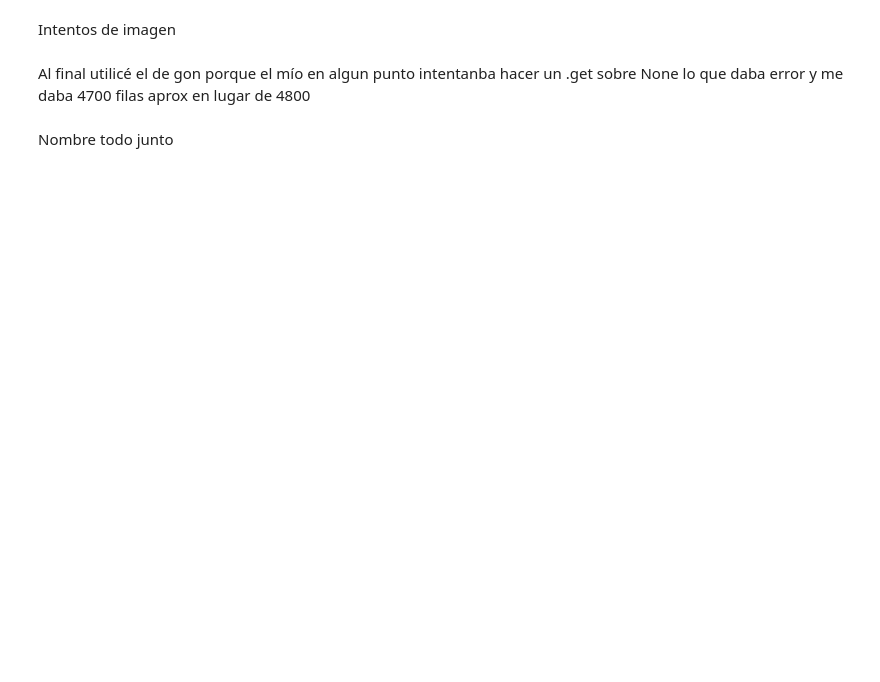
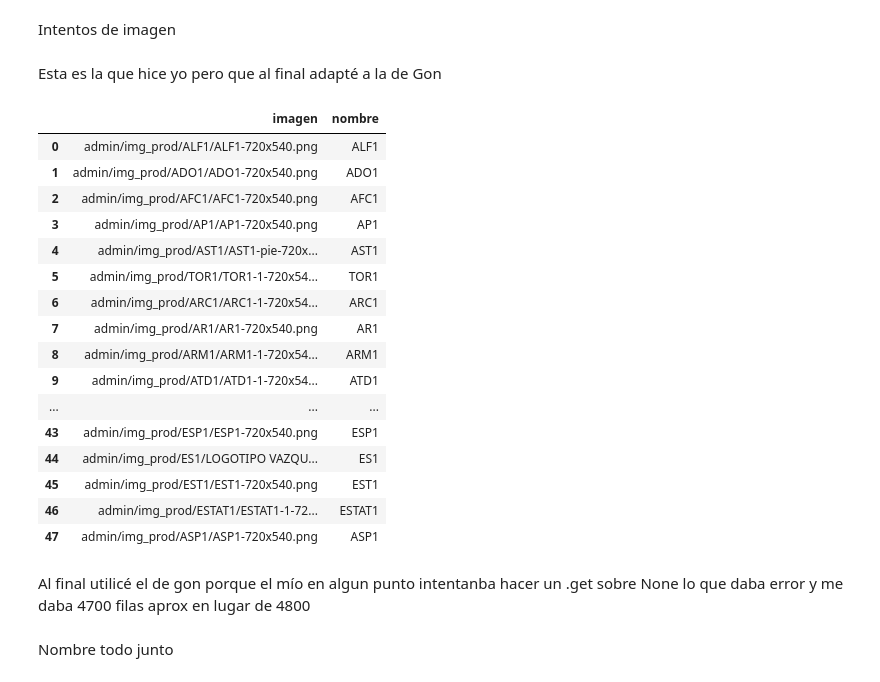
Before and after one commit to jgilsu11/laboratorio-modulo3-leccion02-beautiful-soup, a Jupyter notebook: laboratorio-modulo3-leccion02-beautiful-soup.ipynb, the cells around one changed output. Cells and saved outputs as stored; diff of their text form; code cells hidden in the pictures; blank space fills up the shorter version.

```diff
--- a/laboratorio-modulo3-leccion02-beautiful-soup.ipynb
+++ b/laboratorio-modulo3-leccion02-beautiful-soup.ipynb
@@ -151,6 +150,32 @@ Intentos de imagen
 # df_img_atrezzo["imagen_atrezzo"]= imagen_at
 # # df_img_atrezzo = df_img_atrezzo.applymap(lambda x: x.replace("\n","").replace("(cm)",""))
 # df_img_atrezzo.head()
+# %% [markdown]
+Esta es la que hice yo pero que al final adapté a la de Gon
+# %%
+lista_box= sopa_atrezzo1.find_all("div", class_ = "product-image" )
+list_imagenes = [imegen.find("img").get("src") for imegen in lista_box]
+df_de_cosas = pd.DataFrame(list_imagenes,columns = ["imagen"])
+df_de_cosas["nombre"] = df_de_cosas["imagen"].apply(lambda x: x.split("/")[2])
+df_de_cosas
+# %% [output]
+|  | imagen | nombre |
+| 0 | admin/img_prod/ALF1/ALF1-720x540.png | ALF1 |
+| 1 | admin/img_prod/ADO1/ADO1-720x540.png | ADO1 |
+| 2 | admin/img_prod/AFC1/AFC1-720x540.png | AFC1 |
+| 3 | admin/img_prod/AP1/AP1-720x540.png | AP1 |
+| 4 | admin/img_prod/AST1/AST1-pie-720x... | AST1 |
+| 5 | admin/img_prod/TOR1/TOR1-1-720x54... | TOR1 |
+| 6 | admin/img_prod/ARC1/ARC1-1-720x54... | ARC1 |
+| 7 | admin/img_prod/AR1/AR1-720x540.png | AR1 |
+| 8 | admin/img_prod/ARM1/ARM1-1-720x54... | ARM1 |
+| 9 | admin/img_prod/ATD1/ATD1-1-720x54... | ATD1 |
+| ... | ... | ... |
+| 43 | admin/img_prod/ESP1/ESP1-720x540.png | ESP1 |
+| 44 | admin/img_prod/ES1/LOGOTIPO VAZQU... | ES1 |
+| 45 | admin/img_prod/EST1/EST1-720x540.png | EST1 |
+| 46 | admin/img_prod/ESTAT1/ESTAT1-1-72... | ESTAT1 |
+| 47 | admin/img_prod/ASP1/ASP1-720x540.png | ASP1 |
 # %% [markdown]
 Al final utilicé el de gon porque el mío en algun punto intentanba hacer un .get sobre None lo que daba error y me daba 4700 filas aprox en lugar de 4800
 # %%
```
Also changed, not shown: parts of 10 cells of this notebook, 1 other file.
